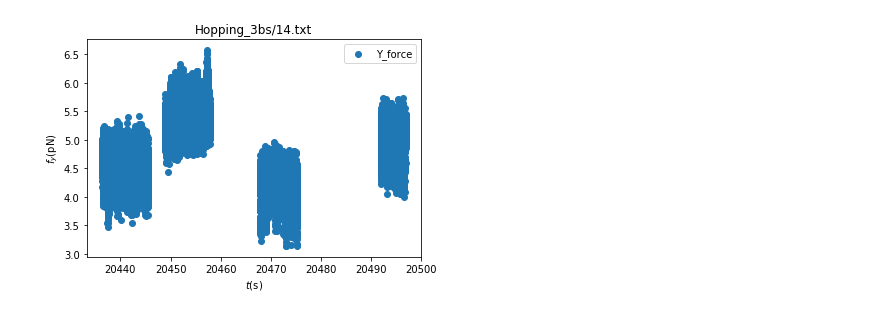
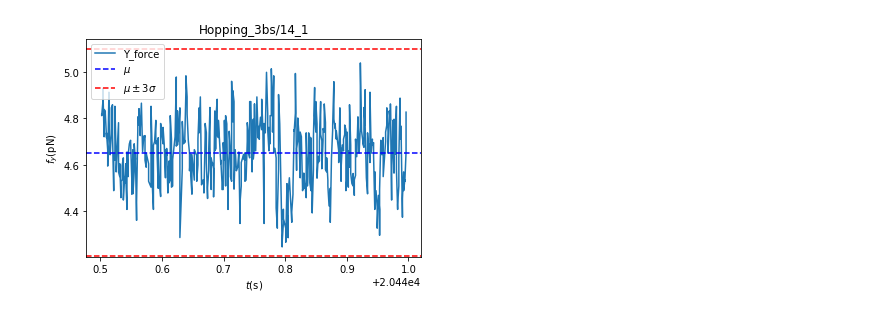
Before and after one commit to RiccardoTancredi/TesiTriennale, a Jupyter notebook: hopping.ipynb, the cells around one changed output. Drawn from its saved outputs; the diff is of its cells as text; code cells hidden in the pictures.

```diff
--- a/hopping.ipynb
+++ b/hopping.ipynb
@@ -33,5 +35,5 @@ dataFrame
-# %%
-grafici = Graph_hop(dir_name, number)
-grafici.do_graph()
-# %% [output]
-[figure, removed]
+# %%
+grafici = Graph_hop(dir_name, number, 1)
+data_frame = grafici.do_graph((2.0440e4+0.5+1.95e-3, 2.0440e4+1.-1.95e-3))
+# %% [output]
+[figure, added]
```
Also changed, not shown: parts of 3 cells of this notebook, 13 other files.
